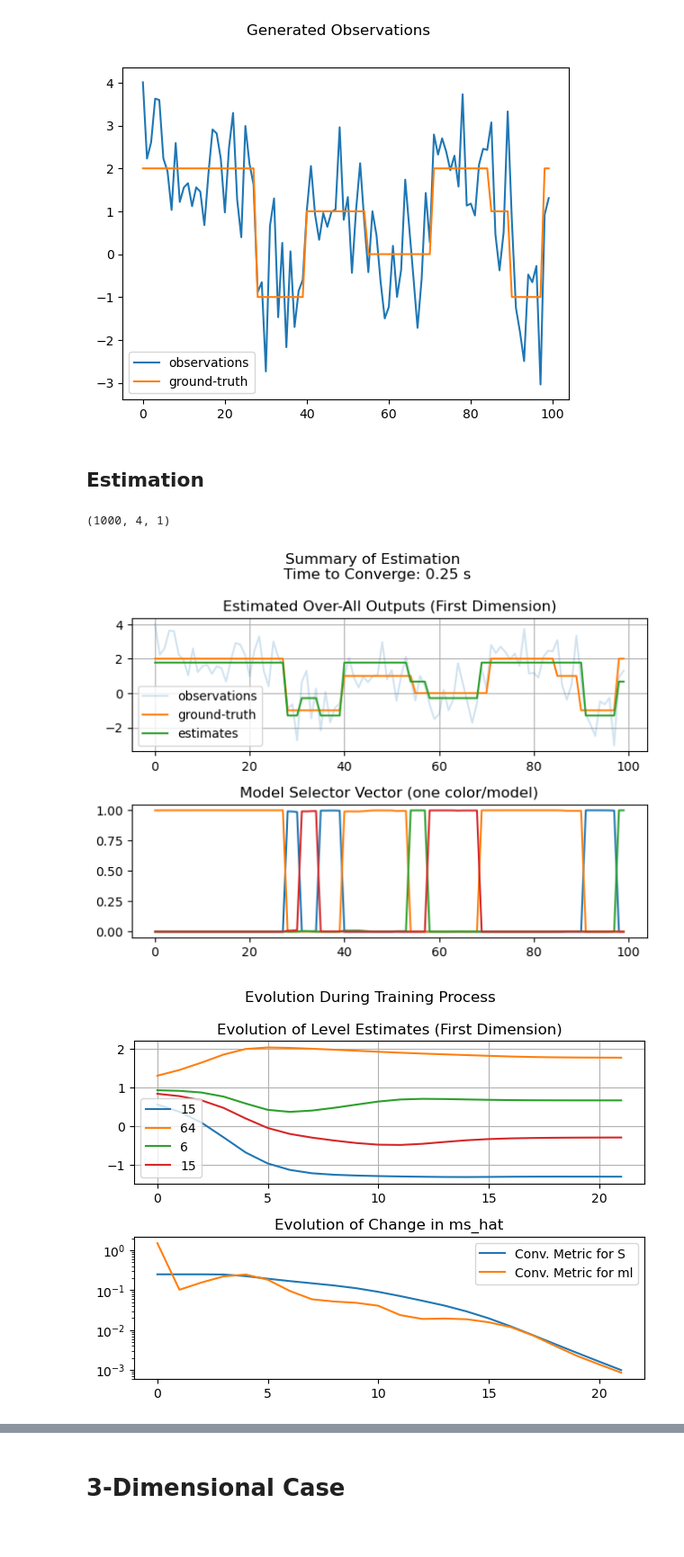
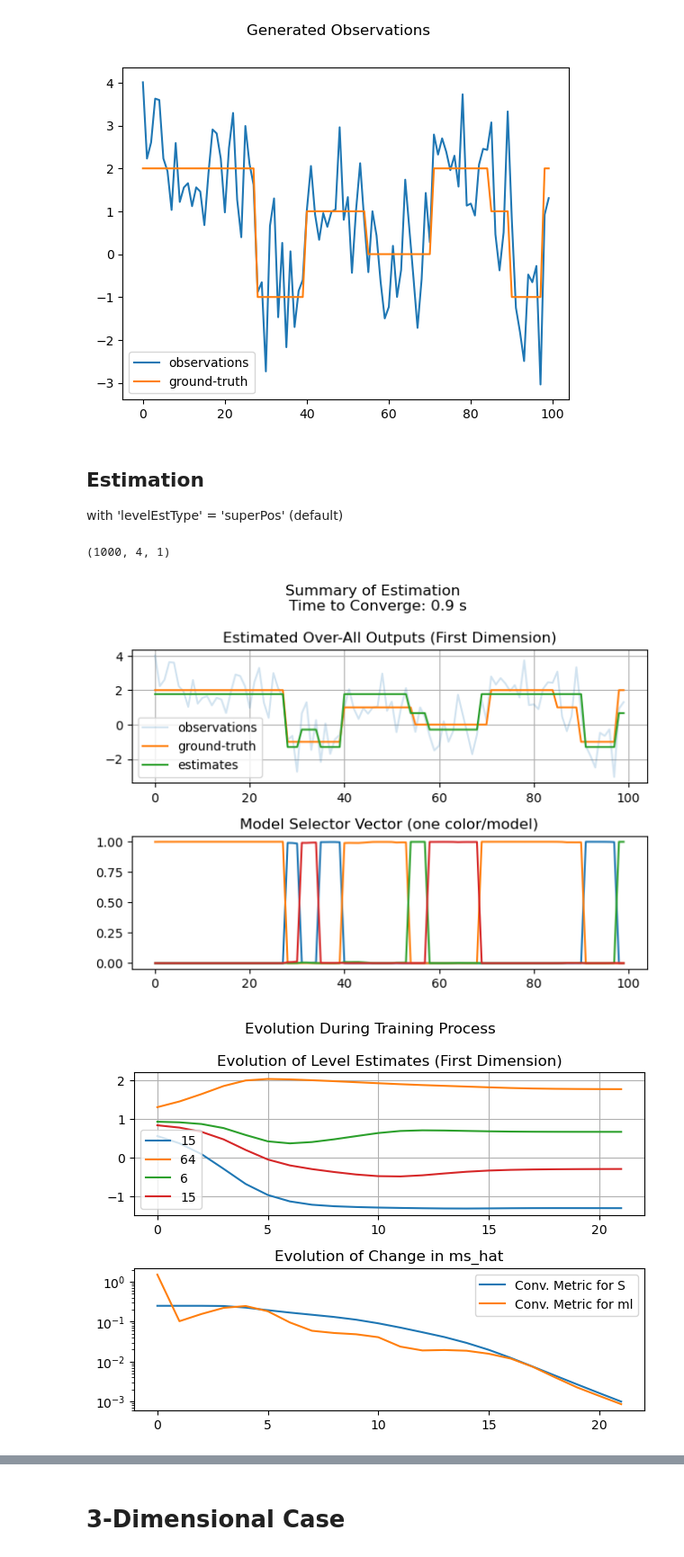
Before and after one commit to lubischu/compositeNUVs, a Jupyter notebook: notebooks/CLFModel_applied.ipynb, the cells around one changed output, grey strips where cells are left out. Shown at 90% size. Drawn from its saved outputs; the diff is of its cells as text; code cells hidden in the pictures.

```diff
--- a/notebooks/CLFModel_applied.ipynb
+++ b/notebooks/CLFModel_applied.ipynb
@@ -47,6 +47,7 @@ Text(0.5, 0.98, 'Generated Observations')
 [figure]
 # %% [markdown]
 ## Estimation
+with 'levelEstType' = 'superPos' (default)
 # %%
 # Specify how many levels should be assumed. Here, the correct amount (i.e., M) is given.
 M_init = M
@@ -56,9 +57,8 @@ M_init = M
 # Initialize estimator
 estimator = CLFModel(N=N, M=M_init, D=D)
 
-# Do estimation
-performanceMetrics, ml_hat_evol, i_it, conv_time = estimator.estimate_output(
-    y=y, n_it_outer=1000, n_it_irls_s=1, beta_u_s=1.0)
+# Do estimation with 'levelEstType' = 'superPos' (this is the default configuration)
+performanceMetrics, ml_hat_evol, i_it, conv_time = estimator.estimate_output(y=y)
 
 ########################################################################################################################
 
@@ -83,32 +83,32 @@ fig2.suptitle(f'Summary of Estimation \n Time to Converge: {round(conv_time, 2)}
 fig2.tight_layout()
 
 ########################################################################################################################
 
 # Plot evolution of level estimates
 fig3, axs3 = plt.subplots(2,1)
 
 sMaxInd = np.argmax(ms_hat, axis=1)
 countModels = np.array([np.count_nonzero(sMaxInd == m) for m in range(M_init)])
 print(ml_hat_evol.shape)
 
 for m, level_m_evol in enumerate(np.transpose(ml_hat_evol, (1,0,2))):
     if countModels[m] > 0:
         axs3[0].plot(level_m_evol[:i_it+1,0], label=f'{countModels[m]}')
     else:
         axs3[0].plot(level_m_evol[:i_it+1,0], alpha=0.3)
 axs3[0].legend()
 axs3[0].set_title('Evolution of Level Estimates (First Dimension)')
 axs3[0].grid()
 
 axs3[1].plot(performanceMetrics.iloc[:i_it+1,0], label='Conv. Metric for S')
 axs3[1].plot(performanceMetrics.iloc[:i_it+1,2], label='Conv. Metric for ml')
 axs3[1].set_title('Evolution of Change in ms_hat')
 axs3[1].set_yscale('log')
 axs3[1].legend()
 
 fig3.suptitle('Evolution During Training Process')
 fig3.tight_layout()
 # %% [output]
 (1000, 4, 1)
-[figure, old version]
+[figure, new version]
 [figure]
```
Also changed, not shown: parts of 3 cells of this notebook, 1 other file.
